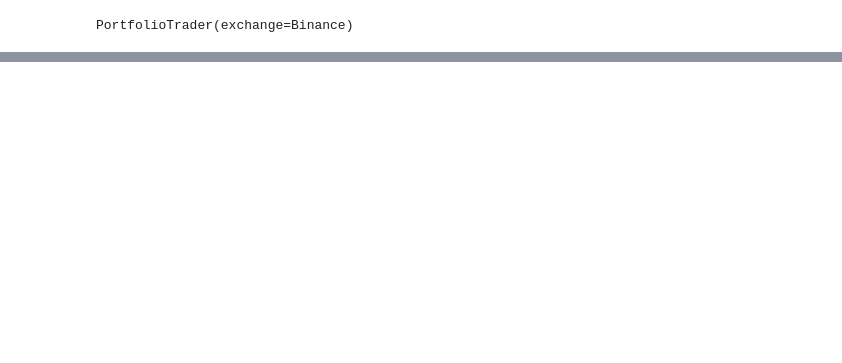
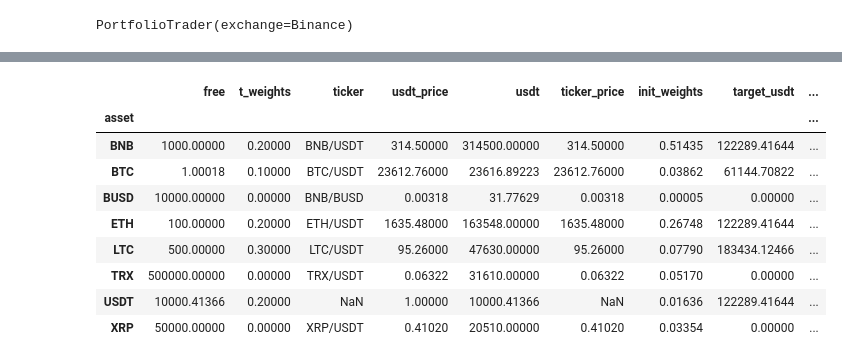
Before and after one commit to Jayce77/pythonDataCookbook, a Jupyter notebook: porfoliosRebalanbcer.ipynb, the cells around one changed output, grey strips where cells are left out. Saved outputs shown, nothing was run; the diff lists cells and outputs as text; code cells hidden in the pictures; blank space fills up the shorter version.

Commit message:
Porfolio Rebalancer class added calc_rebalance method

```diff
--- a/porfoliosRebalanbcer.ipynb
+++ b/porfoliosRebalanbcer.ipynb
@@ -236,0 +236,3 @@ pt.rebalance_table
+# %%
+df = pt.rebalance_table.copy()
+df
@@ -236,0 +250,3 @@ pt.rebalance_table
+# %%
+df['init_weights'] = df.usdt.div(pt.balance)
+df
@@ -236,0 +264,3 @@ pt.rebalance_table
+# %%
+df['target_usdt'] = df.t_weights.mul(pt.balance)
+df
@@ -236,0 +278,14 @@ pt.rebalance_table
+# %%
+df['rebalance_usdt'] = df.target_usdt.sub(df.usdt)
+df
+# %% [output]
+|  | free | t_weights | ticker | usdt_price | usdt | ticker_price | init_weights | target_usdt | ... |
+| asset |  |  |  |  |  |  |  |  | ... |
+| BNB | 1000.00000 | 0.20000 | BNB/USDT | 314.50000 | 314500.00000 | 314.50000 | 0.51435 | 122289.41644 | ... |
+| BTC | 1.00018 | 0.10000 | BTC/USDT | 23612.76000 | 23616.89223 | 23612.76000 | 0.03862 | 61144.70822 | ... |
+| BUSD | 10000.00000 | 0.00000 | BNB/BUSD | 0.00318 | 31.77629 | 0.00318 | 0.00005 | 0.00000 | ... |
+| ETH | 100.00000 | 0.20000 | ETH/USDT | 1635.48000 | 163548.00000 | 1635.48000 | 0.26748 | 122289.41644 | ... |
+| LTC | 500.00000 | 0.30000 | LTC/USDT | 95.26000 | 47630.00000 | 95.26000 | 0.07790 | 183434.12466 | ... |
+| TRX | 500000.00000 | 0.00000 | TRX/USDT | 0.06322 | 31610.00000 | 0.06322 | 0.05170 | 0.00000 | ... |
+| USDT | 10000.41366 | 0.20000 | NaN | 1.00000 | 10000.41366 | NaN | 0.01636 | 122289.41644 | ... |
+| XRP | 50000.00000 | 0.00000 | XRP/USDT | 0.41020 | 20510.00000 | 0.41020 | 0.03354 | 0.00000 | ... |
```
Also changed, not shown: parts of 20 cells of this notebook.
